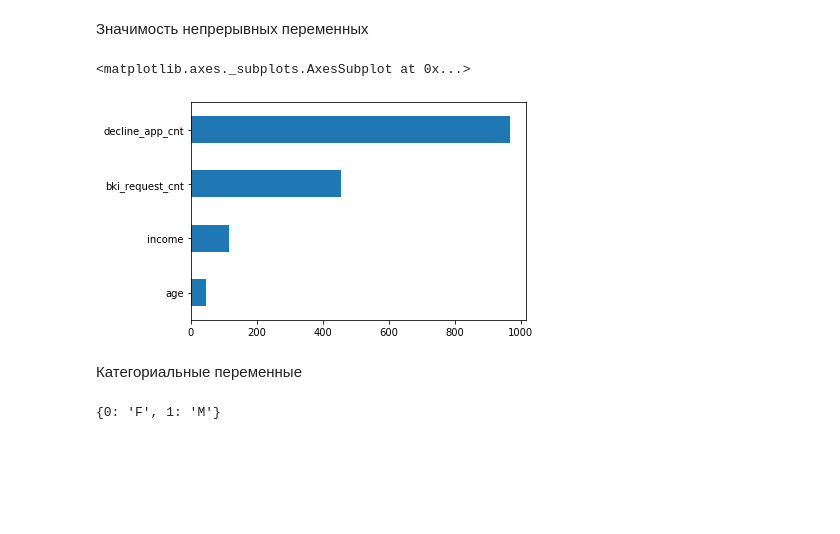
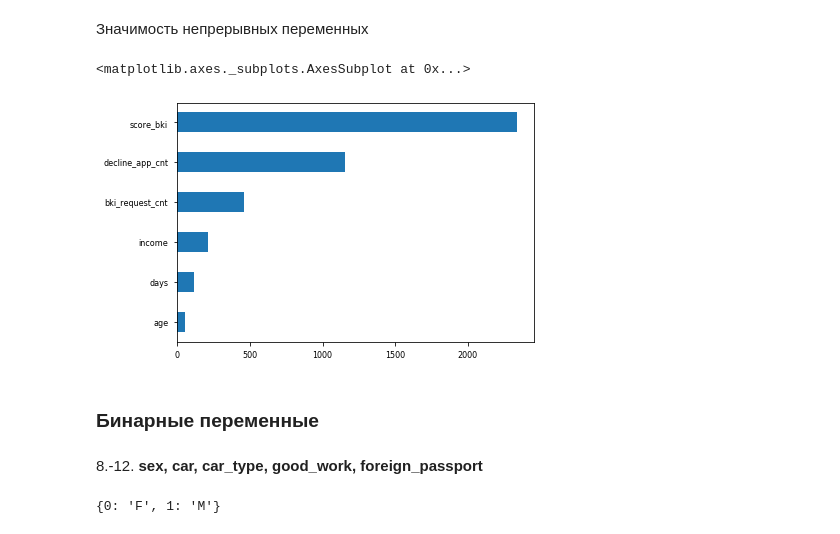
Before and after one commit to greg-kan/skillfactory_rds, a Jupyter notebook: module_4/kaggle_Module4_Computer_says_no.ipynb, the cells around one changed output. Drawn from its saved outputs; the diff is of its cells as text; code cells hidden in the pictures; blank space fills up the shorter version.

```diff
--- a/module_4/kaggle_Module4_Computer_says_no.ipynb
+++ b/module_4/kaggle_Module4_Computer_says_no.ipynb
@@ -252,0 +228,2 @@ df[num_cols].corr().abs()
+# %%
+df['decline_app_cnt'] = np.log(df['decline_app_cnt'] + 1)
@@ -252,0 +237,2 @@ df[num_cols].corr().abs()
+# %%
+df['bki_request_cnt'] = np.log(df['bki_request_cnt'] + 1)
@@ -252,0 +246,4 @@ df[num_cols].corr().abs()
+# %%
+df['income'] = np.log(df['income'])
+# %%
+num_cols = ['age', 'decline_app_cnt', 'bki_request_cnt', 'income', 'score_bki', 'days']
@@ -253,14 +279,16 @@ df[num_cols].corr().abs()
 # %% [markdown]
 Значимость непрерывных переменных
 # %%
-imp_num = Series(f_classif(df[num_cols], df['default'])[0], index = num_cols)
+imp_num = Series(f_classif(df[df['Train'] == 1][num_cols], df[df['Train'] == 1]['default'])[0], index = num_cols)
 imp_num.sort_values(inplace = True)
 imp_num.plot(kind = 'barh')
 # %% [output]
 <matplotlib.axes._subplots.AxesSubplot at 0x...>
-[figure, old version]
+[figure, new version]
-# %% [markdown]
-Категориальные переменные
+# %% [markdown]
+### Бинарные переменные
+# %% [markdown]
+8.-12. **sex, car, car_type, good_work, foreign_passport**
 # %%
 label_encoder = LabelEncoder()
 
```
Also changed, not shown: parts of 124 cells of this notebook, 1 other file.
